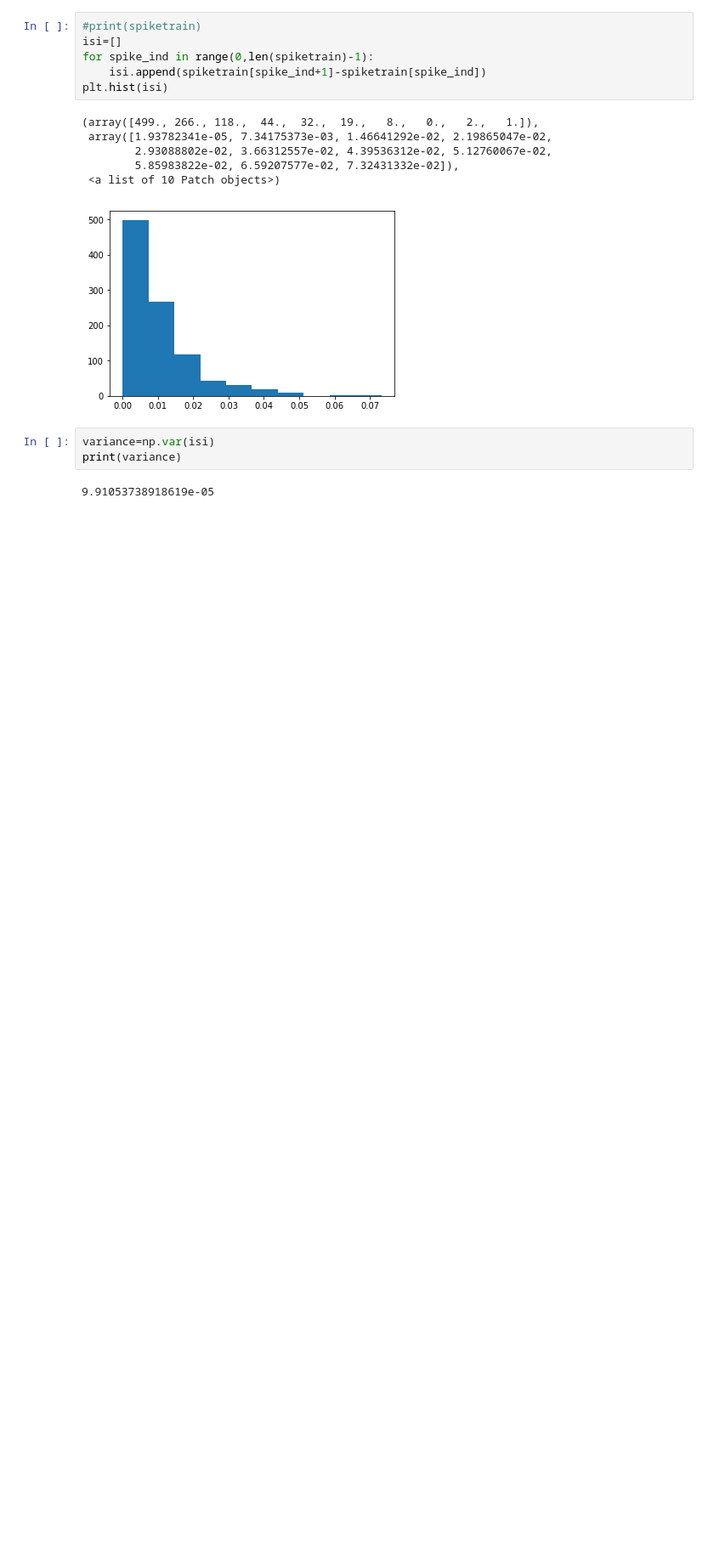
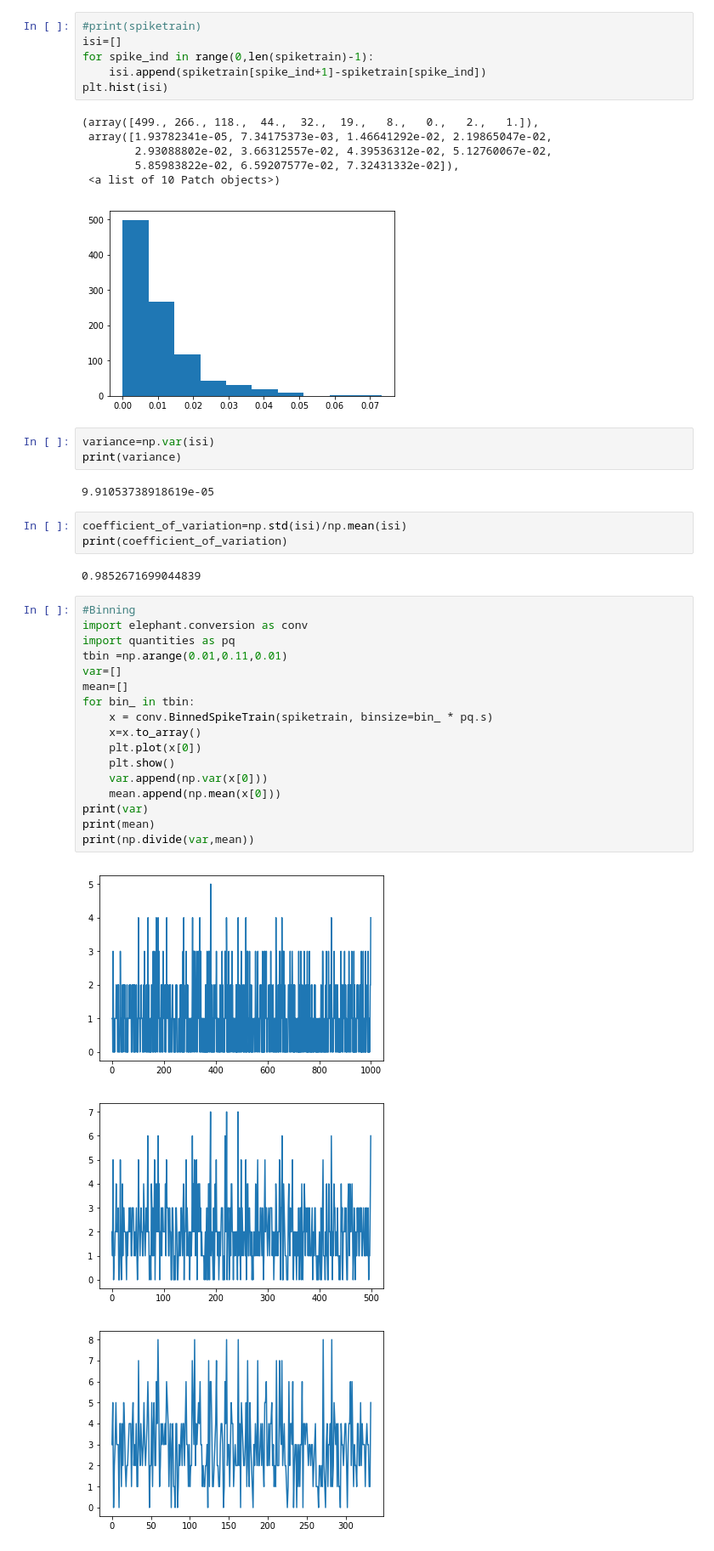
Before and after one commit to mariakesa/DayanAbbottExplorations, a Jupyter notebook: Chapter1_draft.ipynb, the cells around one changed output. Shown at 85% size. Saved outputs shown, nothing was run; the diff lists cells and outputs as text; blank space fills up the shorter version.

```diff
--- a/Chapter1_draft.ipynb
+++ b/Chapter1_draft.ipynb
@@ -33,3 +33,29 @@ variance=np.var(isi)
 print(variance)
 # %% [output]
 9.91053738918619e-05
+# %%
+coefficient_of_variation=np.std(isi)/np.mean(isi)
+print(coefficient_of_variation)
+# %% [output]
+0.9852671699044839
+# %%
+#Binning
+import elephant.conversion as conv
+import quantities as pq
+tbin =np.arange(0.01,0.11,0.01)
+var=[]
+mean=[]
+for bin_ in tbin:
+    x = conv.BinnedSpikeTrain(spiketrain, binsize=bin_ * pq.s)
+    x=x.to_array()
+    plt.plot(x[0])
+    plt.show()
+    var.append(np.var(x[0]))
+    mean.append(np.mean(x[0]))
+print(var)
+print(mean)
+print(np.divide(var,mean))
+# %% [output]
+[figure, added]
+[figure, added]
+[figure, added]
```
Also changed, not shown: parts of 2 cells of this notebook.
